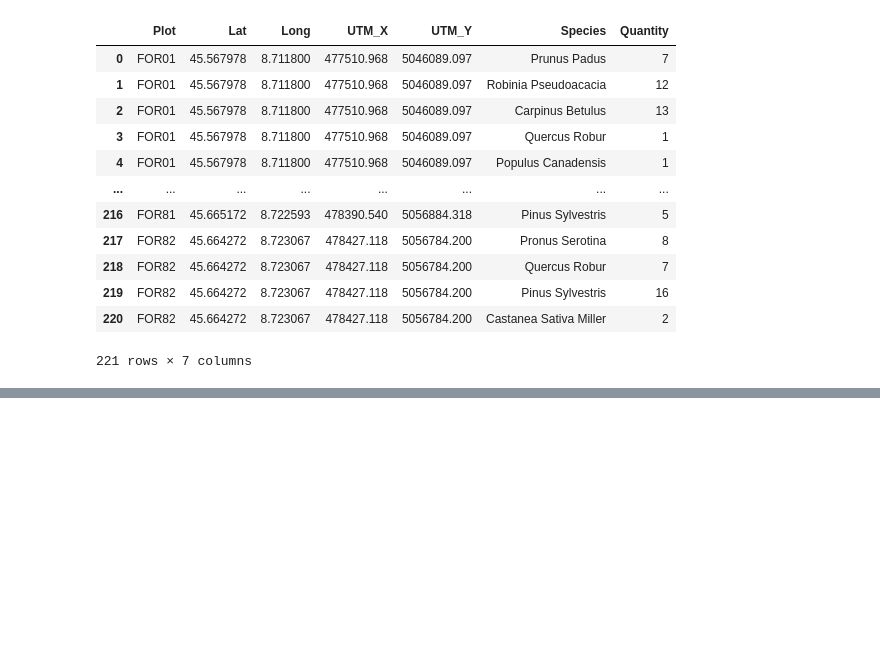
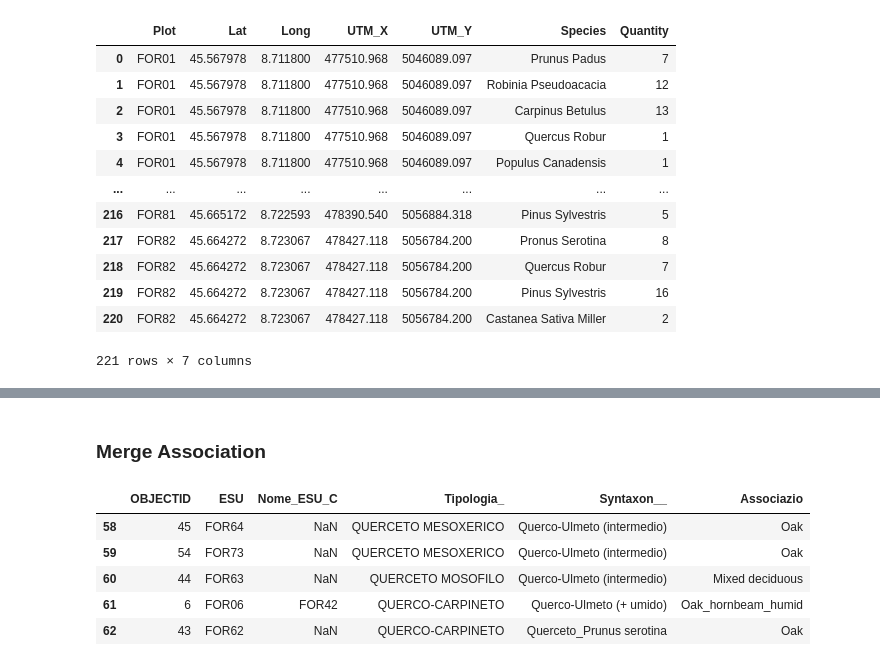
Before and after one commit to IAGO1215/TicinoBiodivMapBicocca, a Jupyter notebook: Python/5-1-FieldData1 to CSV.ipynb, the cells around one changed output, grey strips where cells are left out. Cells and saved outputs as stored; diff of their text form; code cells hidden in the pictures; blank space fills up the shorter version.

```diff
--- a/Python/5-1-FieldData1 to CSV.ipynb
+++ b/Python/5-1-FieldData1 to CSV.ipynb
@@ -235,0 +264,12 @@ df_Field1_Converted[['Plot','Species','Quantity']].to_csv(cwd_Field_Data1_CSV +
+# %% [markdown]
+### Merge Association
+# %%
+df_Field1_Asso = pd.read_csv(cwd_Field_Data1 + "\\ROI_30x30_rilievo_floristico_syntax_&_associazioni_forestali.csv")
+df_Field1_Asso.tail()
+# %% [output]
+|  | OBJECTID | ESU | Nome_ESU_C | Tipologia_ | Syntaxon__ | Associazio |
+| 58 | 45 | FOR64 | NaN | QUERCETO MESOXERICO | Querco-Ulmeto (intermedio) | Oak |
+| 59 | 54 | FOR73 | NaN | QUERCETO MESOXERICO | Querco-Ulmeto (intermedio) | Oak |
+| 60 | 44 | FOR63 | NaN | QUERCETO MOSOFILO | Querco-Ulmeto (intermedio) | Mixed deciduous |
+| 61 | 6 | FOR06 | FOR42 | QUERCO-CARPINETO | Querco-Ulmeto (+ umido) | Oak_hornbeam_humid |
+| 62 | 43 | FOR62 | NaN | QUERCO-CARPINETO | Querceto_Prunus serotina | Oak |
```
Also changed, not shown: parts of 5 cells of this notebook, 7 other files.
